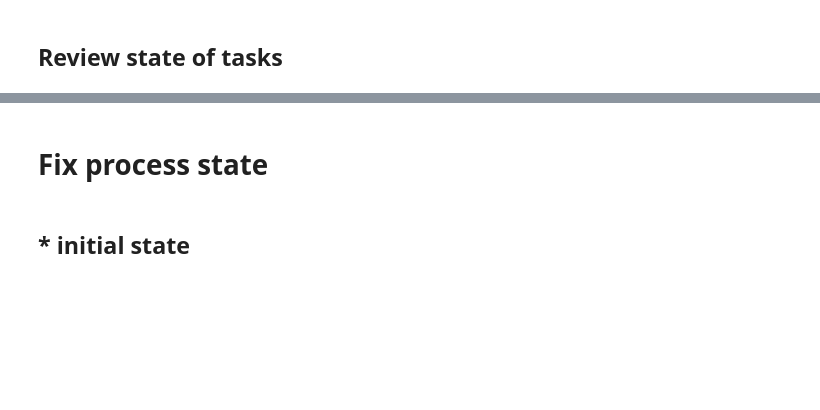
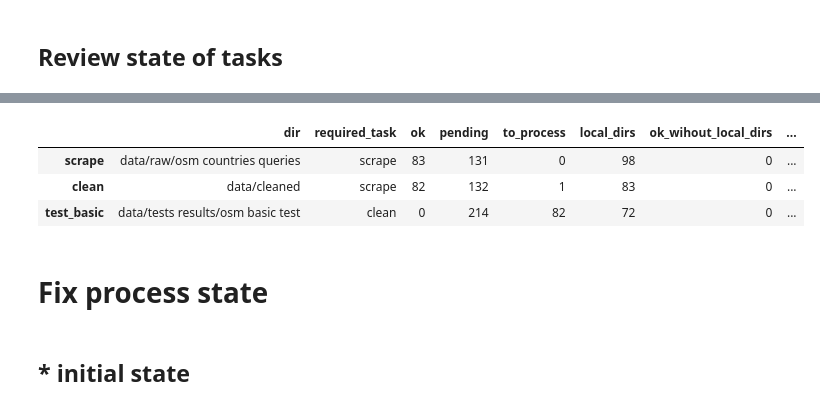
Before and after one commit to diego-vega-centeno/administrative-divisions-osm-scrape, a Jupyter notebook: notebooks/Update process state.ipynb, the cells around one changed output, grey strips where cells are left out. Saved outputs shown, nothing was run; the diff lists cells and outputs as text; code cells hidden in the pictures; blank space fills up the shorter version.

Commit message:
Refactor resume of process state

```diff
--- a/notebooks/Update process state.ipynb
+++ b/notebooks/Update process state.ipynb
@@ -34,9 +28,0 @@ print(len(country_raw_dirs))
-# %%
-raw_by_cntr = {}
-# for chunks and non chunk files
-for dir in country_raw_dirs:
-    files_elements = [tgm.load(str(f))['elements'] for f in dir.glob('*.json')]
-    elements = [ele for list in files_elements for ele in list]
-    raw_by_cntr[str(dir.name)] = elements
-
-print(f"* Number of countries with raw data: {len(raw_by_cntr)}")
@@ -152,3 +29,38 @@ print(len(response['Contents']))
+# %%
+task_state = {
+    'scrape':{'dir':'data/raw/osm countries queries', 'required_task':'scrape'},
+    'clean':{'dir':'data/cleaned', 'required_task':'scrape'},
+    'test_basic':{'dir':'data/tests results/osm basic test','required_task':'clean'}
+}
+
+tasks = ['scrape', 'clean', 'test_basic']
+for task in tasks:
+    task_path = ROOT / task_state[task]['dir']
+    ok = [c for c, val in process_state.items() if (val[task]['status'] in ['ok', 'error'])]
+    pending = [c for c, val in process_state.items() if (val[task]['status'] in ['pending', 'error'])]
+    countries_dirs = [dir.relative_to(task_path).name for dir in task_path.glob('*') if dir.is_dir()]
+
+    task_state[task]['ok'] = ok
+    task_state[task]['pending'] = pending
+    previous_task_ok = task_state[task_state[task]['required_task']]['ok']
+    task_state[task]['to_process'] = tgm.complement(previous_task_ok, ok)
+    task_state[task]['local_dirs'] = countries_dirs
+    task_state[task]['ok_wihout_local_dirs'] = tgm.complement(ok, countries_dirs)
+    previous_task_local_dirs = task_state[task_state[task]['required_task']]['local_dirs']
+    task_state[task]['to_process_wihout_required_local_dirs'] = tgm.complement(tgm.complement(previous_task_ok, ok), previous_task_local_dirs)
+
+# convert to length
+for task,val in task_state.items():
+    for k,v in task_state[task].items():
+        if k in ['dir', 'required_task']: continue
+        task_state[task][k] = len(v)
+# %%
+pd.DataFrame(task_state).T
+# %% [output]
+|  | dir | required_task | ok | pending | to_process | local_dirs | ok_wihout_local_dirs | ... |
+| scrape | data/raw/osm countries queries | scrape | 83 | 131 | 0 | 98 | 0 | ... |
+| clean | data/cleaned | scrape | 82 | 132 | 1 | 83 | 0 | ... |
+| test_basic | data/tests results/osm basic test | clean | 0 | 214 | 82 | 72 | 0 | ... |
 # %% [markdown]
 # Fix process state
 # %% [markdown]
```
Also changed, not shown: parts of 26 cells of this notebook.
